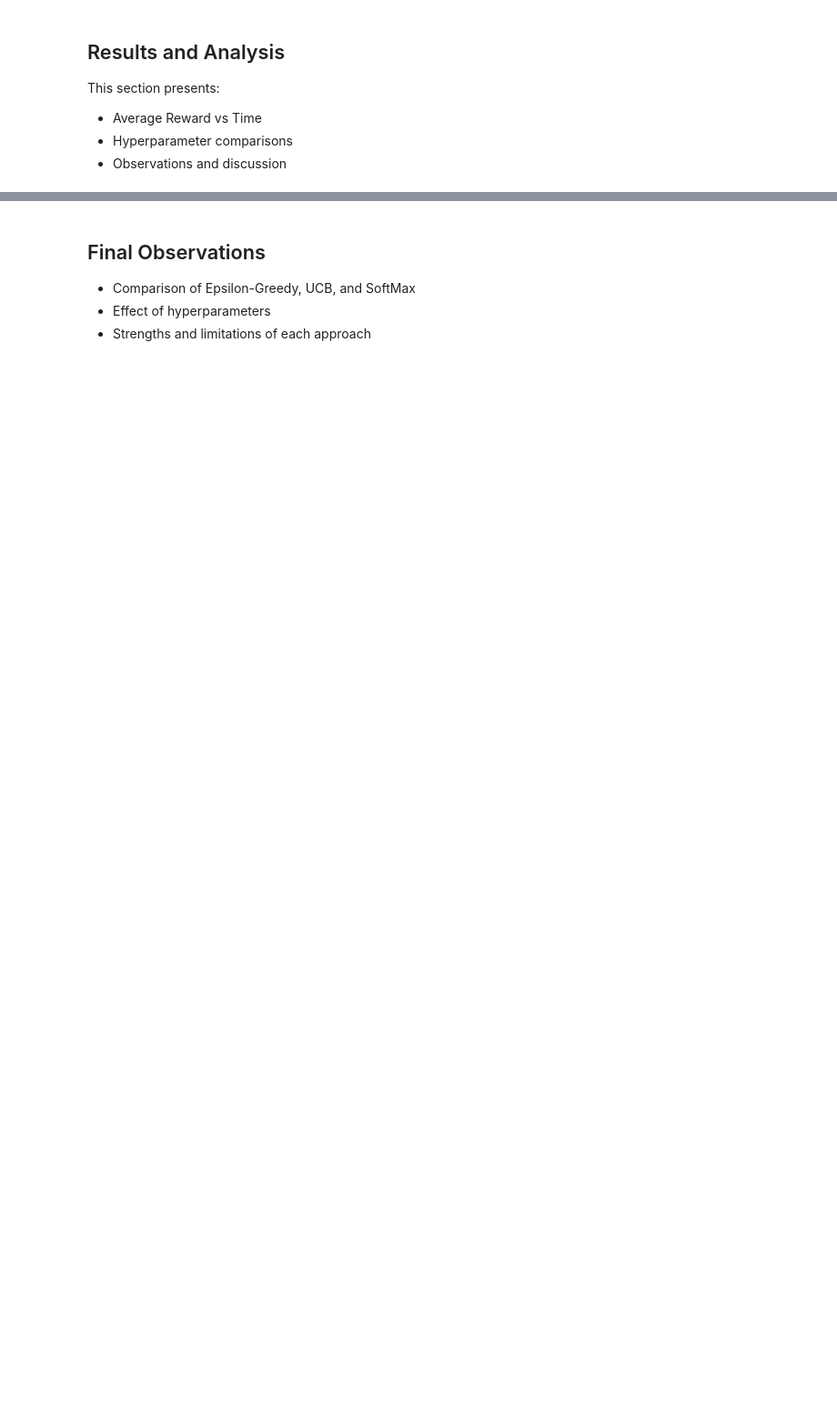
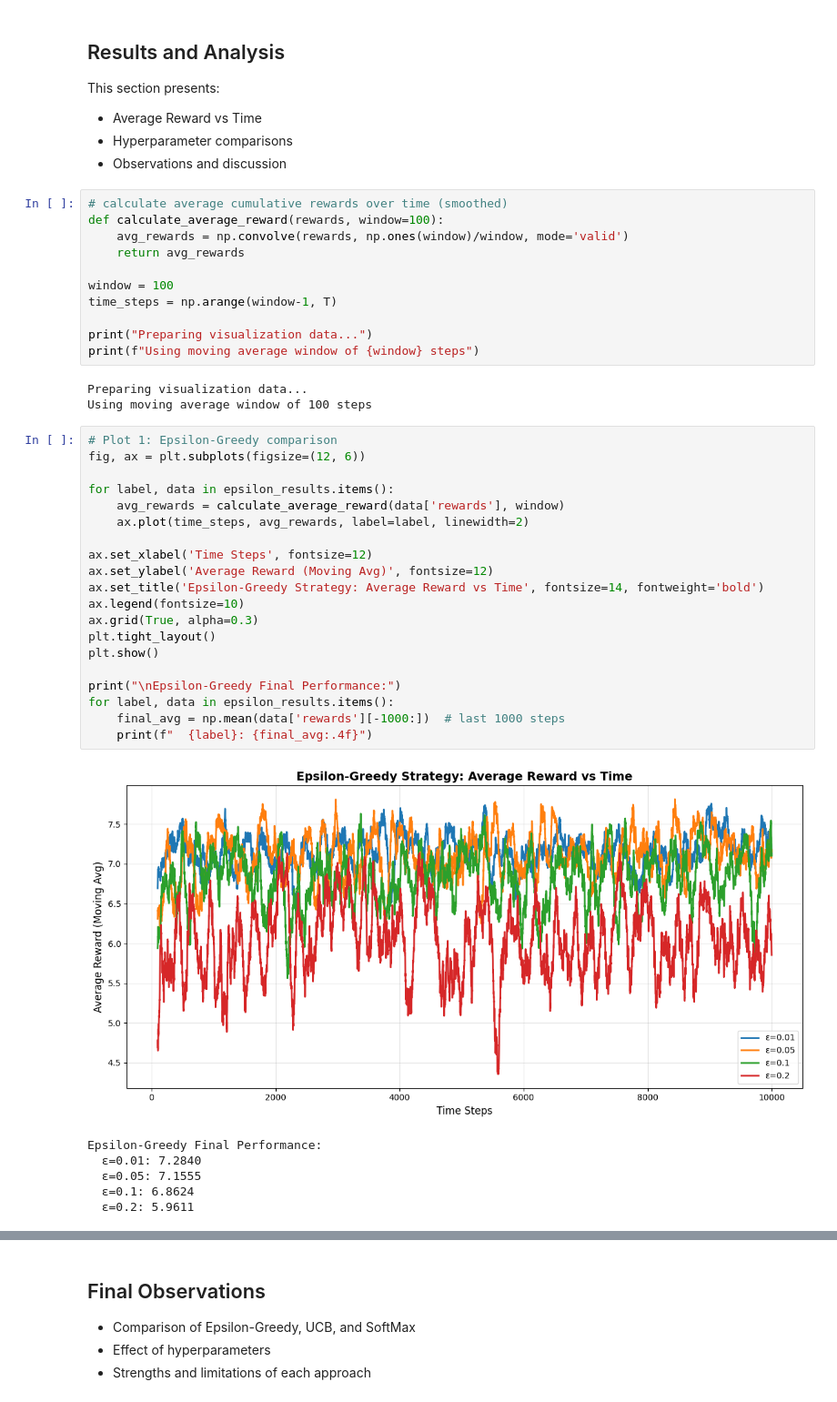
Before and after one commit to cyai/lab3-contextual-bandit, a Jupyter notebook: lab3_results_U20230048.ipynb, the cells around one changed output, grey strips where cells are left out. Shown at 91% size. Saved outputs shown, nothing was run; the diff lists cells and outputs as text; blank space fills up the shorter version.

```diff
--- a/lab3_results_U20230048.ipynb
+++ b/lab3_results_U20230048.ipynb
@@ -236,3 +619,44 @@ This section presents:
 - Average Reward vs Time
 - Hyperparameter comparisons
 - Observations and discussion
+# %%
+# calculate average cumulative rewards over time (smoothed)
+def calculate_average_reward(rewards, window=100):
+    avg_rewards = np.convolve(rewards, np.ones(window)/window, mode='valid')
+    return avg_rewards
+
+window = 100
+time_steps = np.arange(window-1, T)
+
+print("Preparing visualization data...")
+print(f"Using moving average window of {window} steps")
+# %% [output]
+Preparing visualization data...
+Using moving average window of 100 steps
+# %%
+# Plot 1: Epsilon-Greedy comparison
+fig, ax = plt.subplots(figsize=(12, 6))
+
+for label, data in epsilon_results.items():
+    avg_rewards = calculate_average_reward(data['rewards'], window)
+    ax.plot(time_steps, avg_rewards, label=label, linewidth=2)
+
+ax.set_xlabel('Time Steps', fontsize=12)
+ax.set_ylabel('Average Reward (Moving Avg)', fontsize=12)
+ax.set_title('Epsilon-Greedy Strategy: Average Reward vs Time', fontsize=14, fontweight='bold')
+ax.legend(fontsize=10)
+ax.grid(True, alpha=0.3)
+plt.tight_layout()
+plt.show()
+
+print("\nEpsilon-Greedy Final Performance:")
+for label, data in epsilon_results.items():
+    final_avg = np.mean(data['rewards'][-1000:])  # last 1000 steps
+    print(f"  {label}: {final_avg:.4f}")
+# %% [output]
+[figure, added]
+Epsilon-Greedy Final Performance:
+  ε=0.01: 7.2840
+  ε=0.05: 7.1555
+  ε=0.1: 6.8624
+  ε=0.2: 5.9611
```
Also changed, not shown: parts of 21 cells of this notebook, 2 other files.
